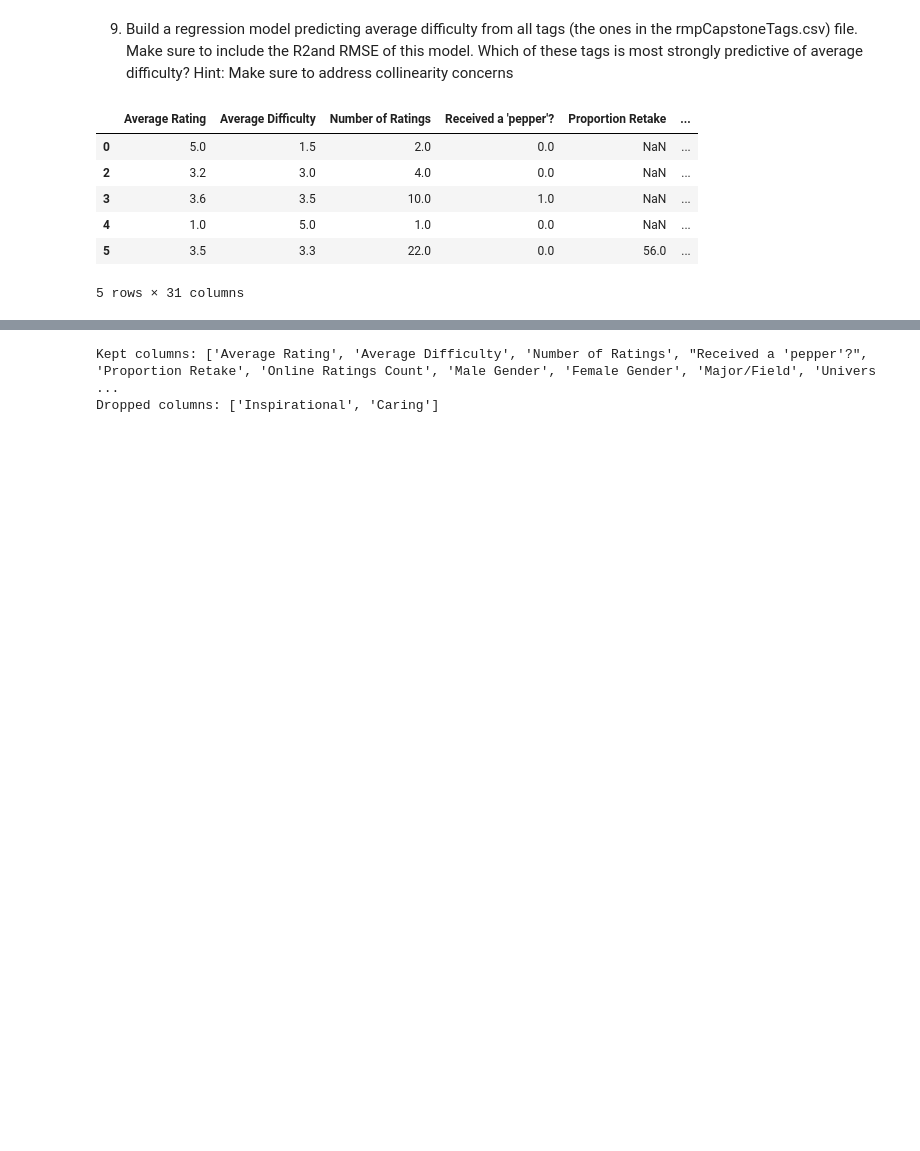
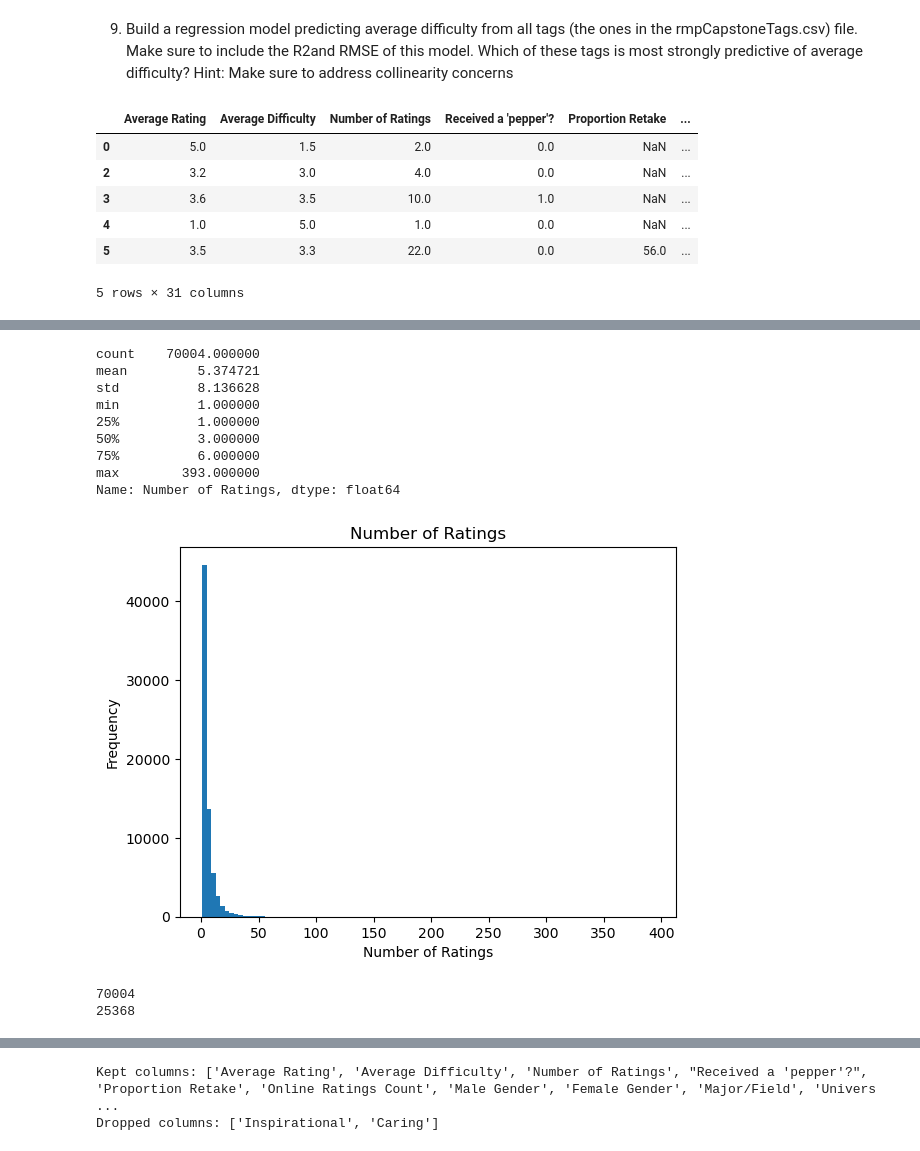
Before and after one commit to jinjinran2001/rmp_analysis, a Jupyter notebook: main.ipynb, the cells around one changed output, grey strips where cells are left out. Cells and saved outputs as stored; diff of their text form; code cells hidden in the pictures; blank space fills up the shorter version.

```diff
--- a/main.ipynb
+++ b/main.ipynb
@@ -132,3 +129,29 @@ print(merged_df.isnull().sum())
+# %%
+print(merged_df['Number of Ratings'].describe())
+plt.hist(merged_df['Number of Ratings'], bins=100)
+plt.xlabel('Number of Ratings')
+plt.ylabel('Frequency')
+plt.title('Number of Ratings')
+plt.show()
+# %% [output]
+count    70004.000000
+mean         5.374721
+std          8.136628
+min          1.000000
+25%          1.000000
+50%          3.000000
+75%          6.000000
+max        393.000000
+Name: Number of Ratings, dtype: float64
+[figure, added]
+# %%
+# set the threshold to 5 ratings and exclude the professors with less than 5 ratings
+print(len(merged_df))
+merged_df = merged_df[merged_df['Number of Ratings'] >= 5]
+print(len(merged_df))
+# %% [output]
+70004
+25368
 # %%
 import matplotlib.pyplot as plt
 import numpy as np
```
Also changed, not shown: parts of 17 cells of this notebook.
